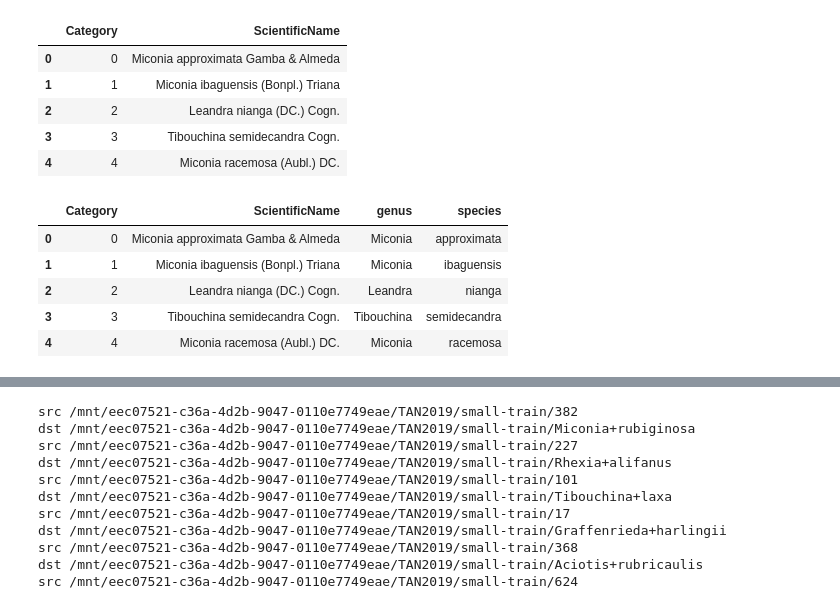
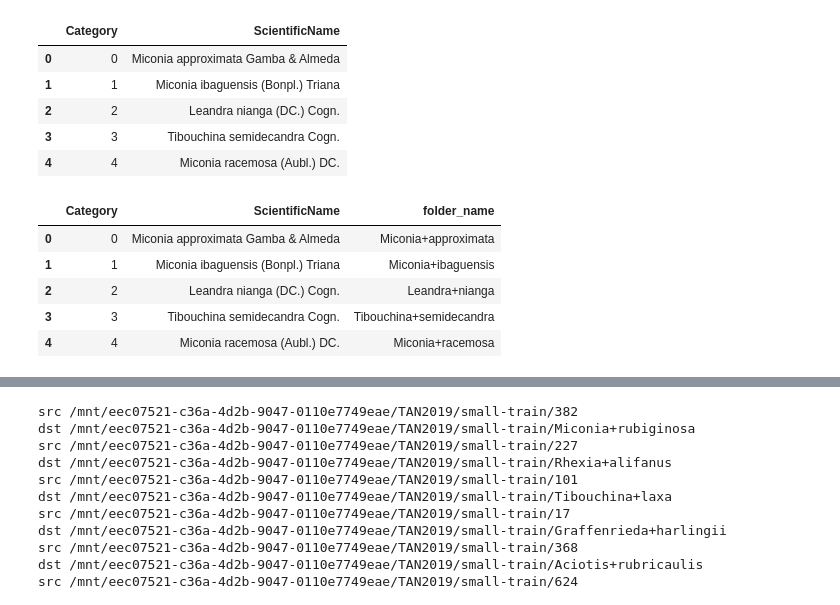
Before and after one commit to xaaaandao/herbarium2019, a Jupyter notebook: sample+train.ipynb, the cells around one changed output, grey strips where cells are left out. Saved outputs shown, nothing was run; the diff lists cells and outputs as text; code cells hidden in the pictures.

```diff
--- a/sample.ipynb
+++ b/sample+train.ipynb
@@ -14,15 +14,14 @@ df.head()
 | 3 | 3 | Tibouchina semidecandra Cogn. |
 | 4 | 4 | Miconia racemosa (Aubl.) DC. |
 # %%
-df["genus"] = df["ScientificName"].apply(lambda x: x.split(" ")[0])
-df["species"] = df["ScientificName"].apply(lambda x: x.split(" ")[1])
+df["folder_name"] = df["ScientificName"].str.split(" ").str[0] + "+" + df["ScientificName"].str.split(" ").str[1]
 df.head()
 # %% [output]
-|  | Category | ScientificName | genus | species |
-| 0 | 0 | Miconia approximata Gamba & Almeda | Miconia | approximata |
-| 1 | 1 | Miconia ibaguensis (Bonpl.) Triana | Miconia | ibaguensis |
-| 2 | 2 | Leandra nianga (DC.) Cogn. | Leandra | nianga |
-| 3 | 3 | Tibouchina semidecandra Cogn. | Tibouchina | semidecandra |
-| 4 | 4 | Miconia racemosa (Aubl.) DC. | Miconia | racemosa |
+|  | Category | ScientificName | folder_name |
+| 0 | 0 | Miconia approximata Gamba & Almeda | Miconia+approximata |
+| 1 | 1 | Miconia ibaguensis (Bonpl.) Triana | Miconia+ibaguensis |
+| 2 | 2 | Leandra nianga (DC.) Cogn. | Leandra+nianga |
+| 3 | 3 | Tibouchina semidecandra Cogn. | Tibouchina+semidecandra |
+| 4 | 4 | Miconia racemosa (Aubl.) DC. | Miconia+racemosa |
 # %%
 base_dir = "/mnt/eec07521-c36a-4d2b-9047-0110e7749eae/TAN2019/small-train"
```
Also changed, not shown: parts of 9 cells of this notebook, 3 other files.
